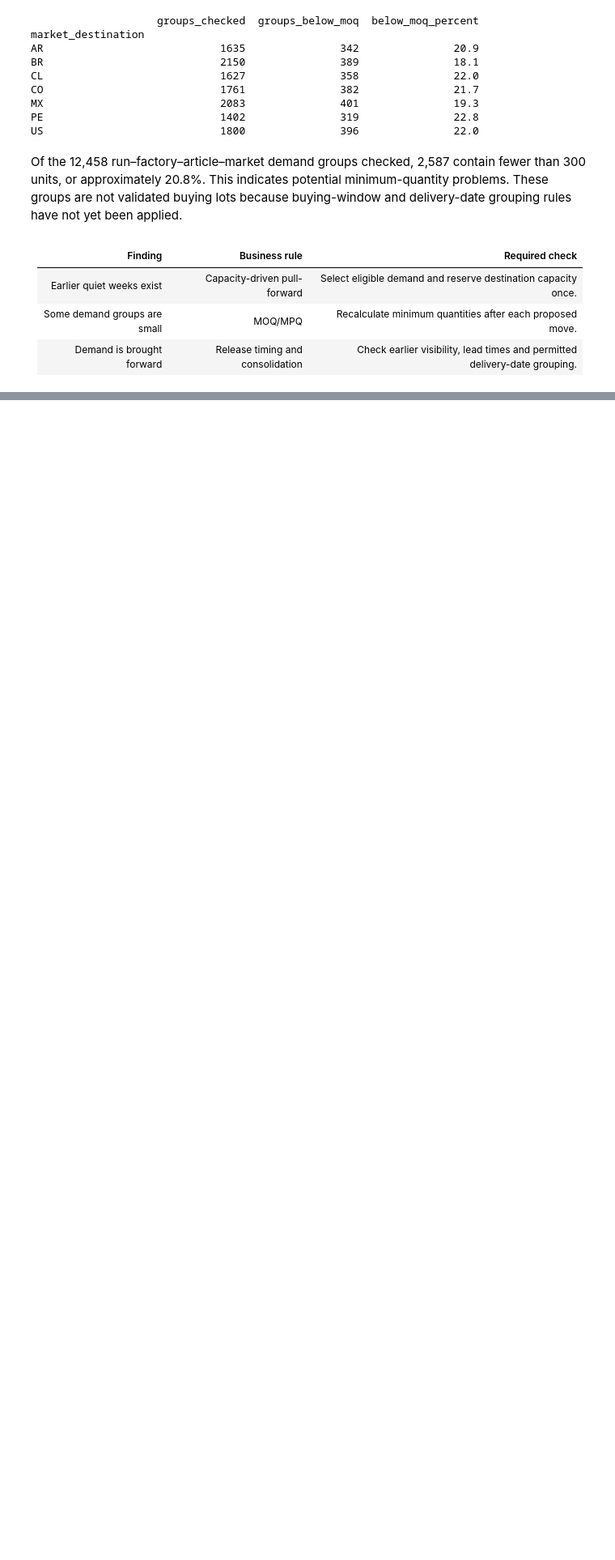
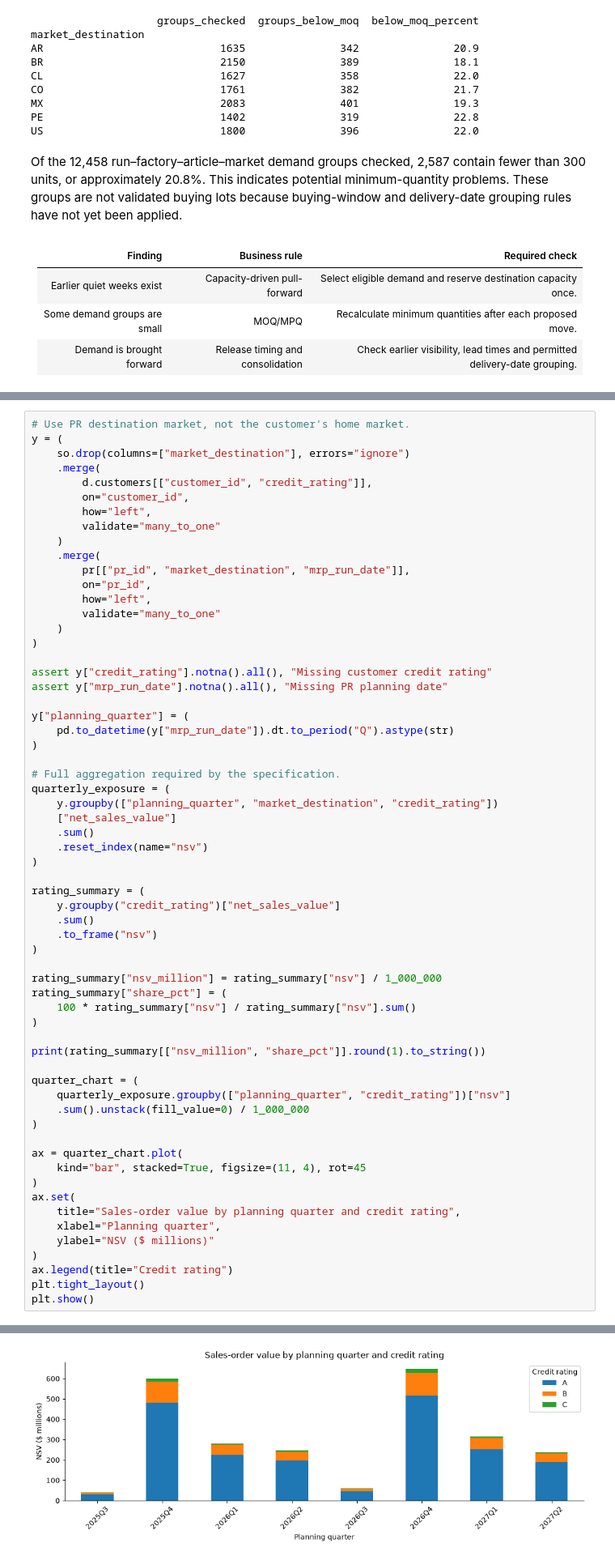
Before and after one commit to Avasarala-lusi/acme-sports-buy-copilot, a Jupyter notebook: notebooks/trend_analysis.ipynb, the cells around one changed output, grey strips where cells are left out. Shown at 81% size. Saved outputs shown, nothing was run; the diff lists cells and outputs as text; blank space fills up the shorter version.

```diff
--- a/notebooks/trend_analysis.ipynb
+++ b/notebooks/trend_analysis.ipynb
@@ -428,0 +555,63 @@ Of the 12,458 run–factory–article–market demand groups checked, 2,587 cont
+# %%
+# Use PR destination market, not the customer's home market.
+y = (
+    so.drop(columns=["market_destination"], errors="ignore")
+    .merge(
+        d.customers[["customer_id", "credit_rating"]],
+        on="customer_id",
+        how="left",
+        validate="many_to_one"
+    )
+    .merge(
+        pr[["pr_id", "market_destination", "mrp_run_date"]],
+        on="pr_id",
+        how="left",
+        validate="many_to_one"
+    )
+)
+
+assert y["credit_rating"].notna().all(), "Missing customer credit rating"
+assert y["mrp_run_date"].notna().all(), "Missing PR planning date"
+
+y["planning_quarter"] = (
+    pd.to_datetime(y["mrp_run_date"]).dt.to_period("Q").astype(str)
+)
+
+# Full aggregation required by the specification.
+quarterly_exposure = (
+    y.groupby(["planning_quarter", "market_destination", "credit_rating"])
+    ["net_sales_value"]
+    .sum()
+    .reset_index(name="nsv")
+)
+
+rating_summary = (
+    y.groupby("credit_rating")["net_sales_value"]
+    .sum()
+    .to_frame("nsv")
+)
+
+rating_summary["nsv_million"] = rating_summary["nsv"] / 1_000_000
+rating_summary["share_pct"] = (
+    100 * rating_summary["nsv"] / rating_summary["nsv"].sum()
+)
+
+print(rating_summary[["nsv_million", "share_pct"]].round(1).to_string())
+
+quarter_chart = (
+    quarterly_exposure.groupby(["planning_quarter", "credit_rating"])["nsv"]
+    .sum().unstack(fill_value=0) / 1_000_000
+)
+
+ax = quarter_chart.plot(
+    kind="bar", stacked=True, figsize=(11, 4), rot=45
+)
+ax.set(
+    title="Sales-order value by planning quarter and credit rating",
+    xlabel="Planning quarter",
+    ylabel="NSV ($ millions)"
+)
+ax.legend(title="Credit rating")
+plt.tight_layout()
+plt.show()
+# %% [output]
@@ -428,0 +623 @@ Of the 12,458 run–factory–article–market demand groups checked, 2,587 cont
+[figure, added]
```
Also changed, not shown: parts of 17 cells of this notebook.
